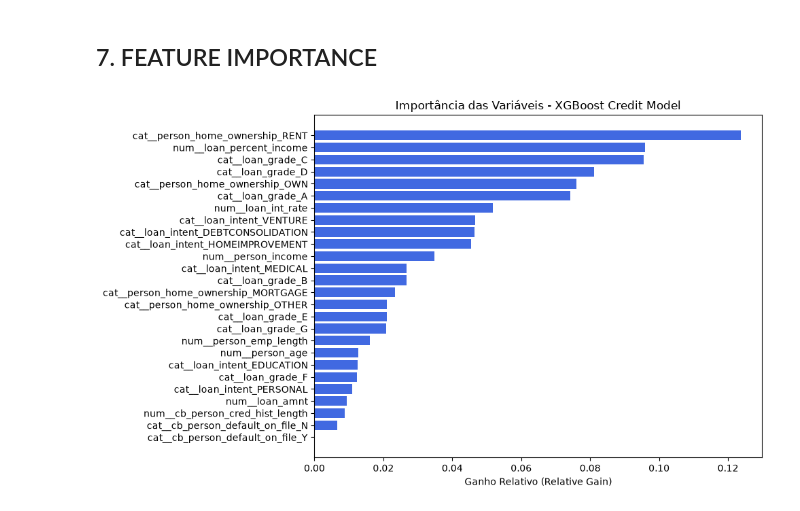
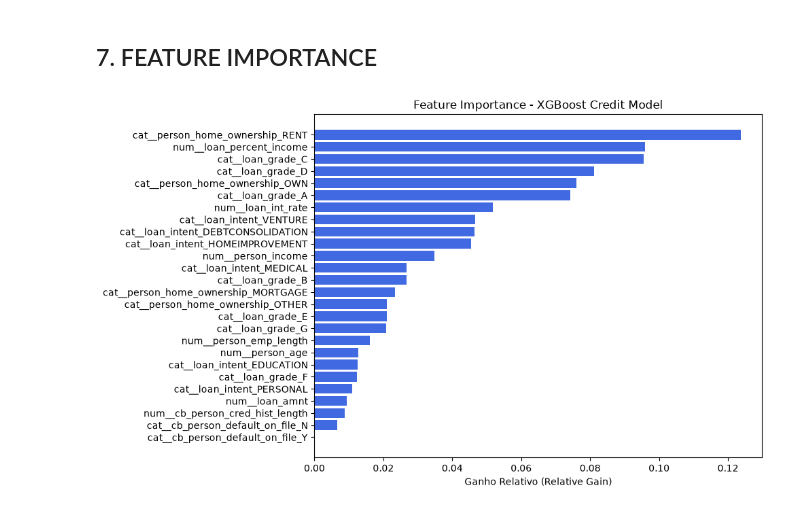
Before and after one commit to nog7/credit-risk-xgboost-api, a Jupyter notebook: notebooks/credit_risk.ipynb, the cells around one changed output. Cells and saved outputs as stored; diff of their text form; code cells hidden in the pictures.

```diff
--- a/notebooks/credit_risk.ipynb
+++ b/notebooks/credit_risk.ipynb
@@ -177,28 +177,28 @@ Sucesso! O pipeline completo foi salvo em: models/credit_risk_model.joblib
 # %%
 import pandas as pd
 import matplotlib.pyplot as plt
 
 # 1. Extrai os nomes das colunas geradas após o pré-processamento do Pipeline
 feature_names = model[:-1].get_feature_names_out()
 
 # 2. Acessa o último passo do seu Pipeline (o XGBoost de fato) para pegar a importância
 importances = model[-1].feature_importances_
 
 # 3. Cria o DataFrame ordenado para o gráfico
 df_importance = pd.DataFrame({
     'Feature': feature_names,
     'Importance': importances
 }).sort_values(by='Importance', ascending=True)
 
 # 4. Plota o gráfico de barras horizontais
 plt.figure(figsize=(10, 6))
 plt.barh(df_importance['Feature'], df_importance['Importance'], color='royalblue')
 plt.xlabel('Ganho Relativo (Relative Gain)')
-plt.title('Importância das Variáveis - XGBoost Credit Model')
+plt.title('Feature Importance - XGBoost Credit Model')
 plt.tight_layout()
 
 plt.savefig('image_f305f4.png', dpi=300, bbox_inches='tight')
 
 plt.show()
 # %% [output]
-[figure, old version]
+[figure, new version]
```
Also changed, not shown: parts of 1 cell of this notebook, 2 other files.
